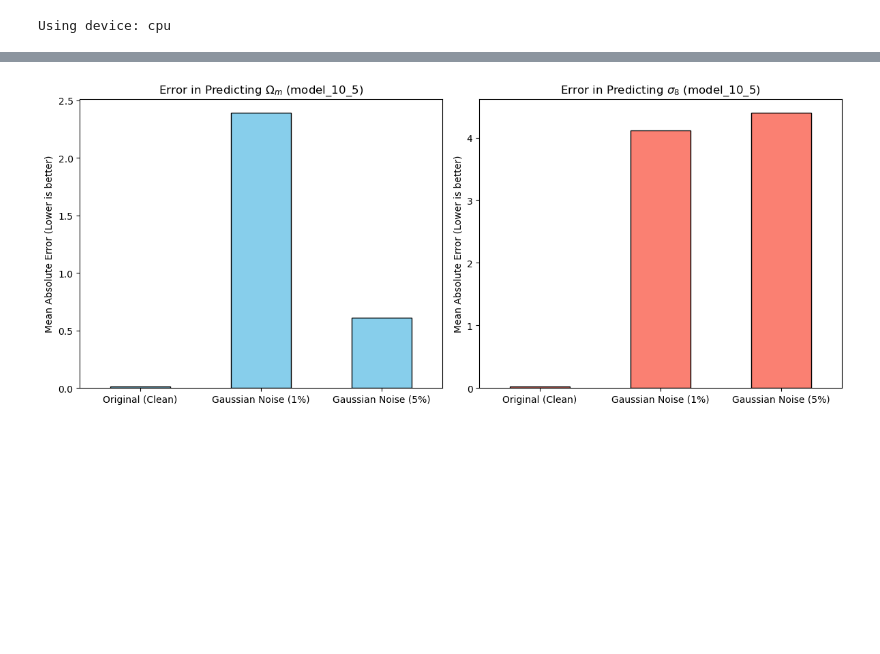
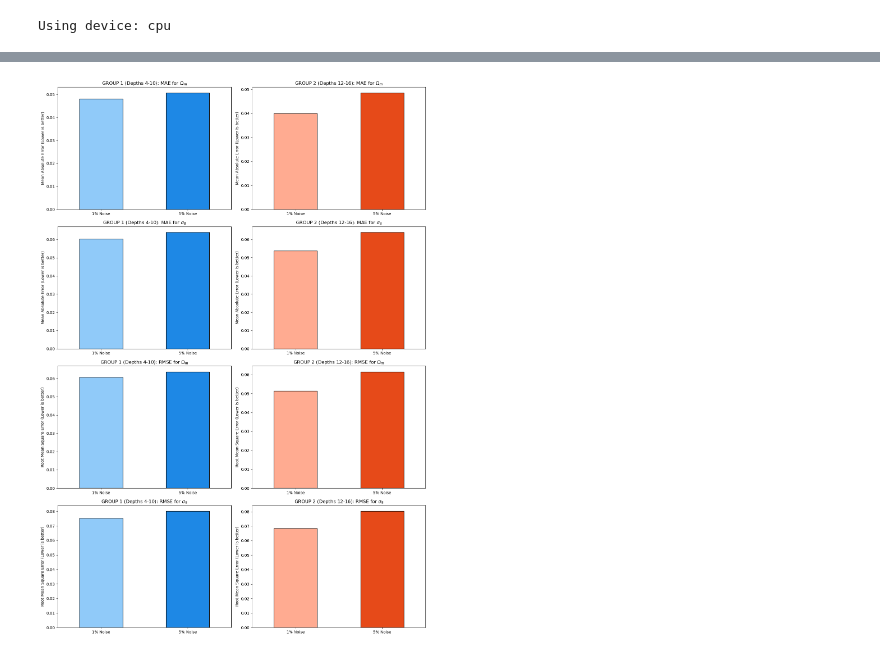
Before and after one commit to aqalbiat/cosmoreg, a Jupyter notebook: augment/compare_results.ipynb, the cells around one changed output, grey strips where cells are left out. Drawn from its saved outputs; the diff is of its cells as text; code cells hidden in the pictures; blank space fills up the shorter version.

Commit message:
final test and results

```diff
--- a/augment/compare_results.ipynb
+++ b/augment/compare_results.ipynb
@@ -114,32 +202,45 @@ Loading data for Level 3 from 'augmented_maps2d/gaussian_alpha_005' (Validation
 # %%
-# Create a 2x2 grid of plots
-fig, axes = plt.subplots(2, 2, figsize=(14, 10))
+# Create a 4x2 grid.
+# Rows: Omega_m MAE, Sigma_8 MAE, Omega_m RMSE, Sigma_8 RMSE
+# Cols: Group 1 vs Group 2
+fig, axes = plt.subplots(4, 2, figsize=(14, 20))
 
-# --- ROW 1: MAE ---
-df_results['Omega_m MAE'].plot(kind='bar', ax=axes[0, 0], color='skyblue', edgecolor='black')
-axes[0, 0].set_title(f"MAE for $\Omega_m$ ({MODEL_TO_TEST})")
-axes[0, 0].set_ylabel("Mean Absolute Error")
-axes[0, 0].tick_params(axis='x', rotation=0)
+metrics_to_plot = [
+    ('Omega_m MAE', 'MAE for $\Omega_m$', 'Mean Absolute Error'),
+    ('Sigma_8 MAE', 'MAE for $\sigma_8$', 'Mean Absolute Error'),
+    ('Omega_m RMSE', 'RMSE for $\Omega_m$', 'Root Mean Square Error'),
+    ('Sigma_8 RMSE', 'RMSE for $\sigma_8$', 'Root Mean Square Error')
+]
 
-df_results['Sigma_8 MAE'].plot(kind='bar', ax=axes[0, 1], color='salmon', edgecolor='black')
-axes[0, 1].set_title(f"MAE for $\sigma_8$ ({MODEL_TO_TEST})")
-axes[0, 1].tick_params(axis='x', rotation=0)
+for row, (metric, title, y_label) in enumerate(metrics_to_plot):
+    # --- Plot Group 1 (Left Column) ---
+    # We use light blue for 1% Noise, and dark blue for 5% Noise
+    df_g1[metric].plot(
+        kind='bar',
+        ax=axes[row, 0],
+        color=['#90caf9', '#1e88e5'],
+        edgecolor='black'
+    )
+    axes[row, 0].set_title(f"GROUP 1 (Depths 4-10): {title}")
+    axes[row, 0].set_ylabel(f"{y_label} (Lower is better)")
+    axes[row, 0].tick_params(axis='x', rotation=0)
 
-# --- ROW 2: RMSE ---
-df_results['Omega_m RMSE'].plot(kind='bar', ax=axes[1, 0], color='deepskyblue', edgecolor='black')
-axes[1, 0].set_title(f"RMSE for $\Omega_m$ ({MODEL_TO_TEST})")
-axes[1, 0].set_ylabel("Root Mean Square Error")
-axes[1, 0].tick_params(axis='x', rotation=0)
+    # --- Plot Group 2 (Right Column) ---
+    # We use light orange for 1% Noise, and dark orange for 5% Noise
+    df_g2[metric].plot(
+        kind='bar',
+        ax=axes[row, 1],
+        color=['#ffab91', '#e64a19'],
+        edgecolor='black'
+    )
+    axes[row, 1].set_title(f"GROUP 2 (Depths 12-16): {title}")
+    axes[row, 1].set_ylabel(f"{y_label} (Lower is better)")
+    axes[row, 1].tick_params(axis='x', rotation=0)
 
-df_results['Sigma_8 RMSE'].plot(kind='bar', ax=axes[1, 1], color='tomato', edgecolor='black')
-axes[1, 1].set_title(f"RMSE for $\sigma_8$ ({MODEL_TO_TEST})")
-axes[1, 1].tick_params(axis='x', rotation=0)
-
-# Adjust layout so labels don't overlap
 plt.tight_layout()
 
-# Save the chart!
-plt.savefig(f"{MODEL_TO_TEST}_noise_comparison.png", dpi=300, bbox_inches='tight')
+# Save the comprehensive chart
+plt.savefig("Group_Comparison_Noise_Complete.png", dpi=300, bbox_inches='tight')
 plt.show()
 # %% [output]
-[figure, old version]
+[figure, new version]
```
Also changed, not shown: parts of 2 cells of this notebook, 1 other file.
